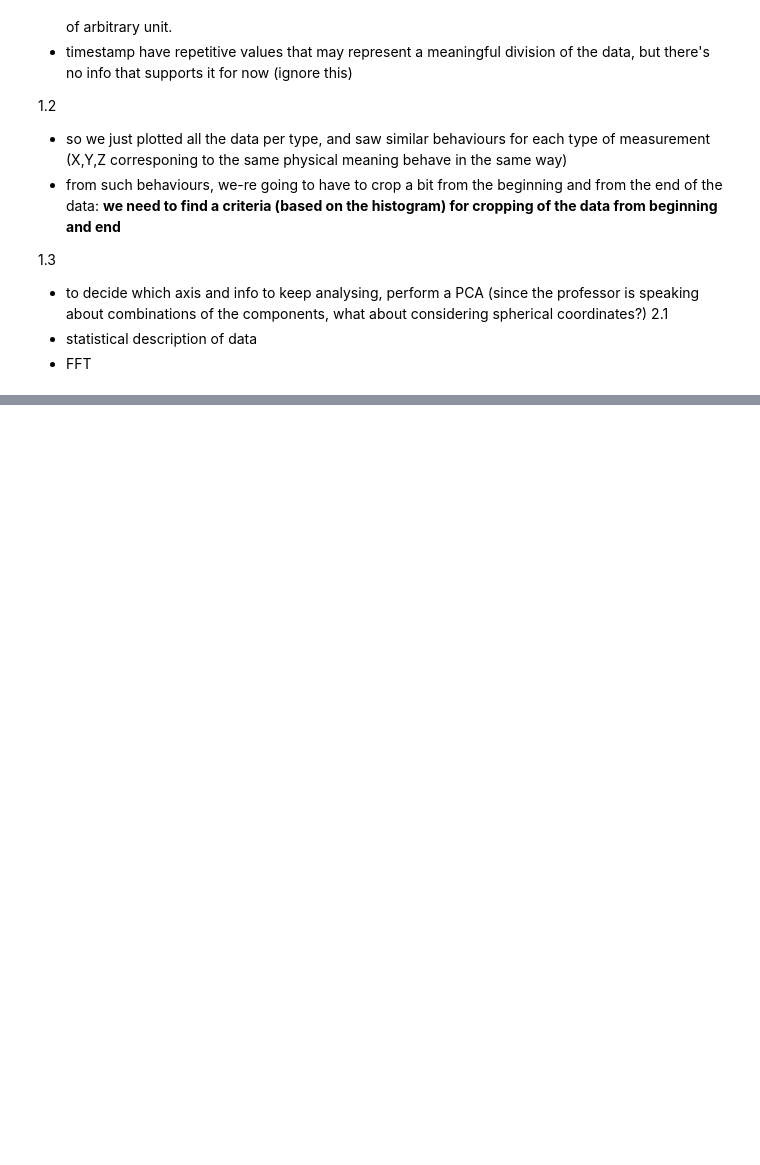
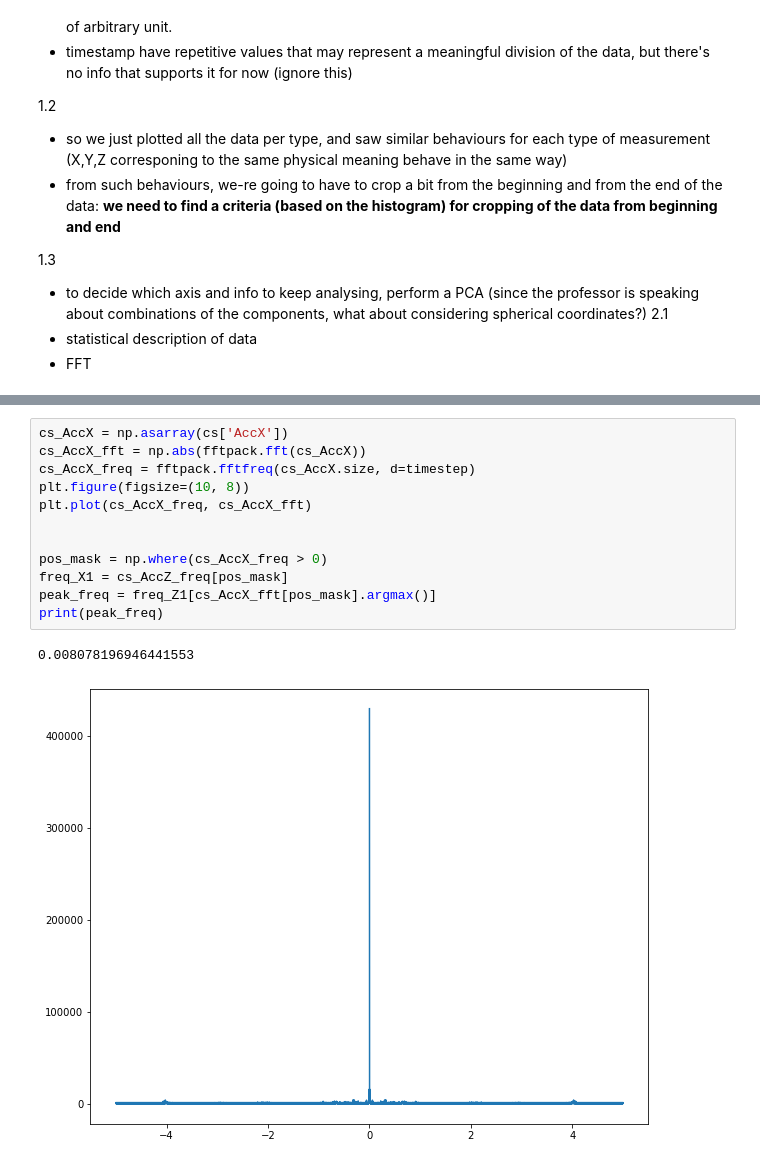
Before and after one commit to ericabrisigotti/heart_rate_estimation_LCP-A, a Jupyter notebook: Project_update 1.ipynb, the cells around one changed output, grey strips where cells are left out. Saved outputs shown, nothing was run; the diff lists cells and outputs as text; blank space fills up the shorter version.

```diff
--- a/Project_update 1.ipynb
+++ b/Project_update 1.ipynb
@@ -372,0 +444,15 @@ Name: Timestamp, Length: 76, dtype: int64
+# %%
+cs_AccX = np.asarray(cs['AccX'])
+cs_AccX_fft = np.abs(fftpack.fft(cs_AccX))
+cs_AccX_freq = fftpack.fftfreq(cs_AccX.size, d=timestep)
+plt.figure(figsize=(10, 8))
+plt.plot(cs_AccX_freq, cs_AccX_fft)
+
+
+pos_mask = np.where(cs_AccX_freq > 0)
+freq_X1 = cs_AccZ_freq[pos_mask]
+peak_freq = freq_Z1[cs_AccX_fft[pos_mask].argmax()]
+print(peak_freq)
+# %% [output]
+0.008078196946441553
+[figure, added]
```
Also changed, not shown: parts of 29 cells of this notebook.
